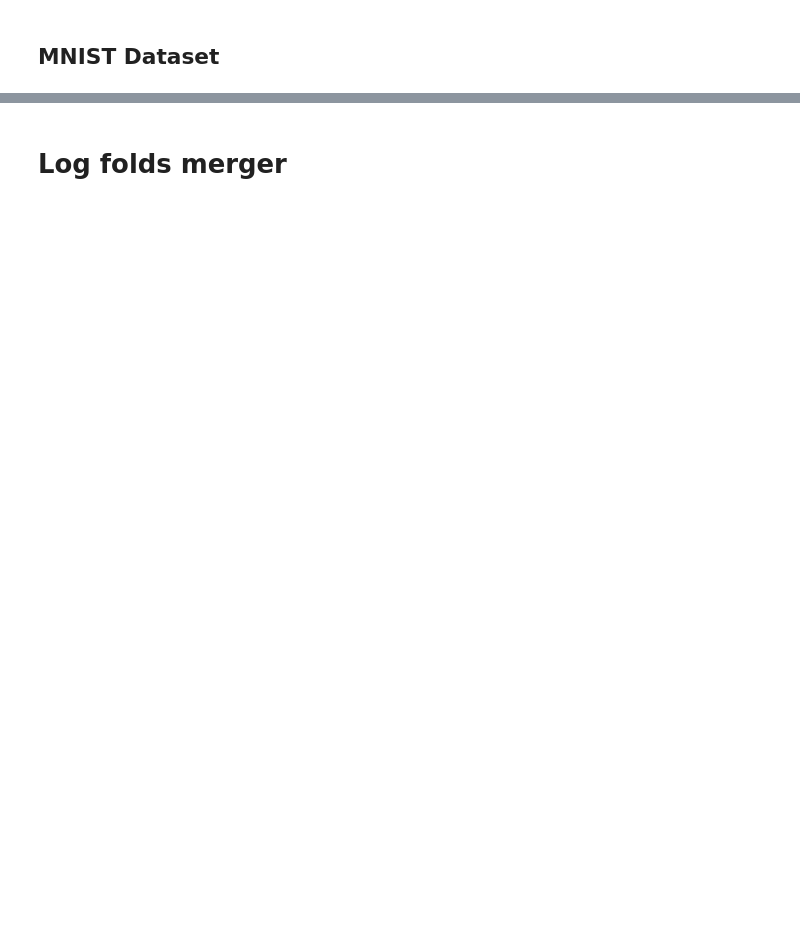
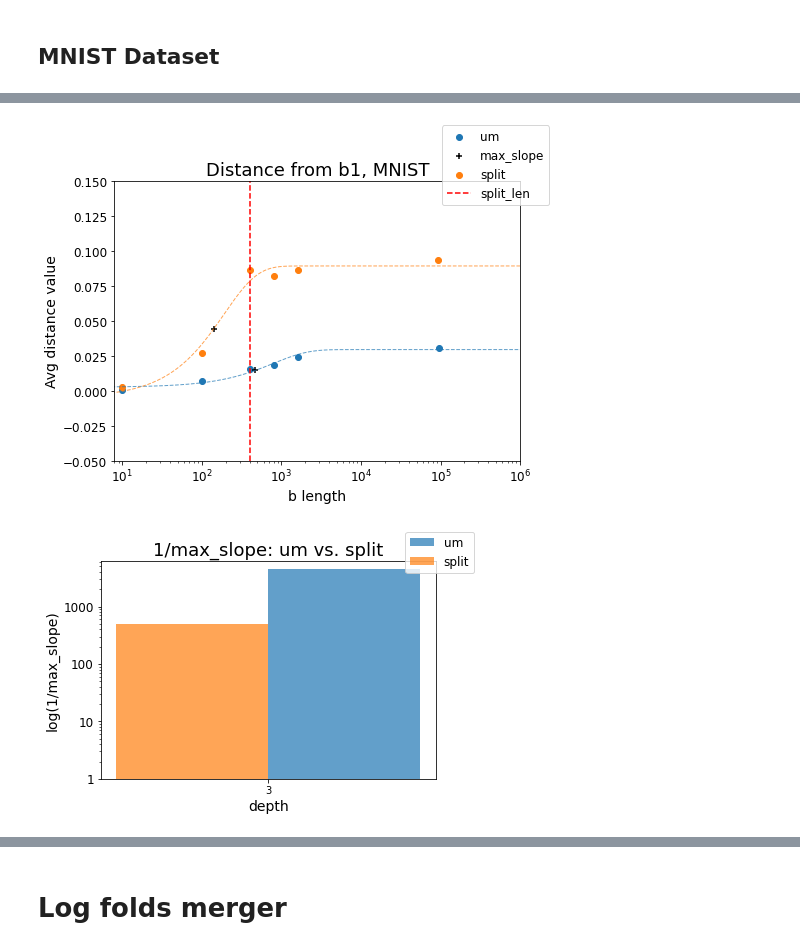
Before and after one commit to jeromel05/Ultrametric-benchmark-v2, a Jupyter notebook: notebooks/postprocessing_metrics.ipynb, the cells around one changed output, grey strips where cells are left out. Cells and saved outputs as stored; diff of their text form; code cells hidden in the pictures; blank space fills up the shorter version.

```diff
--- a/notebooks/postprocessing_metrics.ipynb
+++ b/notebooks/postprocessing_metrics.ipynb
@@ -722,0 +897,2 @@ FileNotFoundError: [Errno 2] No such file or directory: '../dl_logs/logs/'
+# %%
+integral_values_mnist_dict_um, integral_values_mnist_dict_split = dict(), dict()
@@ -722,0 +926,6 @@ FileNotFoundError: [Errno 2] No such file or directory: '../dl_logs/logs/'
+# %%
+summary_plot(integral_values_mnist_dict_um, integral_values_mnist_dict_split,
+             normalise= False, is_mnist=True, y_lim_vals=(-0.05, 0.15))
+# %% [output]
+[figure, added]
+[figure, added]
```
Also changed, not shown: parts of 21 cells of this notebook, 15 other files.
